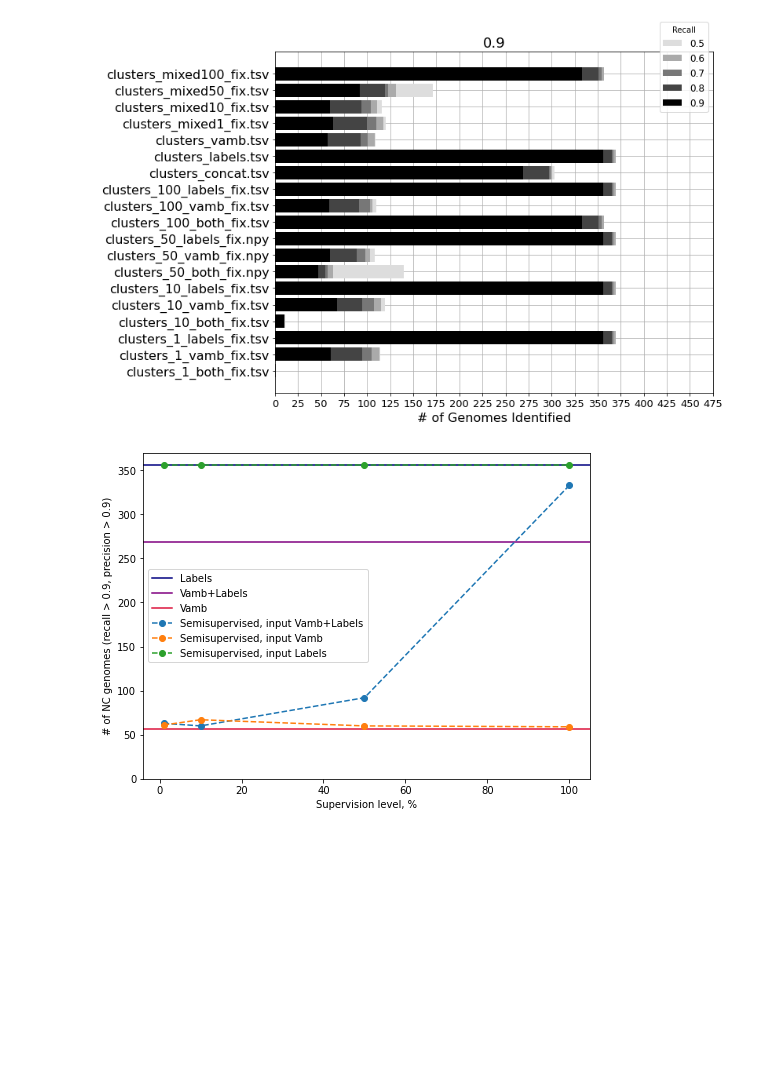
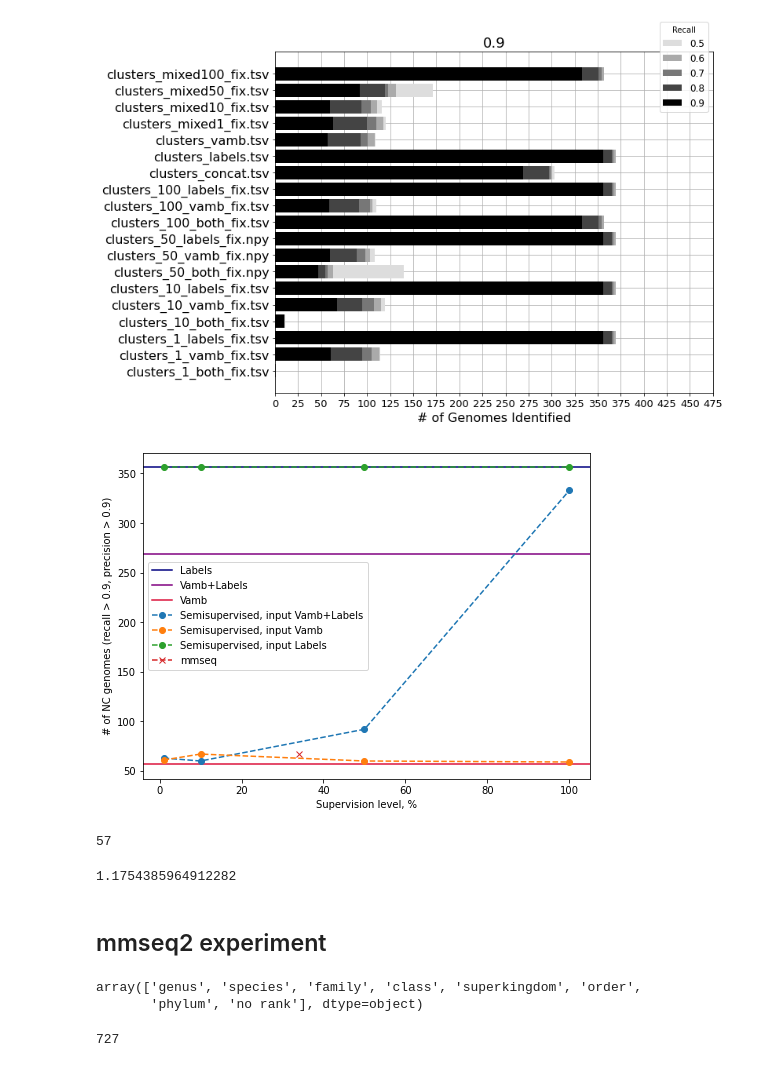
Before and after one commit to sgalkina/vamb, a Jupyter notebook: doc/vamb_semisupervised_analysis.ipynb, the cells around one changed output. Saved outputs shown, nothing was run; the diff lists cells and outputs as text; code cells hidden in the pictures; blank space fills up the shorter version.

Commit message:
Taxonomy level experiments

```diff
--- a/doc/vamb_semisupervised_analysis.ipynb
+++ b/doc/vamb_semisupervised_analysis.ipynb
@@ -438,6 +476,10 @@ Type of values: <class 'set'>
 First element of value: S4C682911 of type: <class 'numpy.str_'>
 Number of bins before splitting and filtering: 2705
 Number of bins after splitting and filtering: 707
+# %%
+clusters_mmseq = [
+    'clusters_mmseq.tsv',
+]
 # %%
 bins_all = [bin_saved_clusters(c) for c in clusters]
 # %%
@@ -478,22 +520,37 @@ bins_concat, bins_labels, bins_vamb = bins_one
 sup_levels = [1, 10, 50, 100]
 bins_vamb_sup = [bins_one_fix[1], bins_one_fix[4], bins_one_fix[7], bins_one_fix[10]]
 bins_labels_sup = [bins_one_fix[2], bins_one_fix[5], bins_one_fix[8], bins_one_fix[11]]
+# %%
+bins_mmseq = [bin_saved_clusters(c) for c in clusters_mmseq]
 # %%
 plt.figure(figsize=(8, 6))
 rec, prec = 0.9, 0.9
 
 plt.axhline(y=bins_labels.counters[0][(rec, prec)], color='navy', label='Labels')
 plt.axhline(y=bins_concat.counters[0][(rec, prec)], color='purple', label='Vamb+Labels')
 plt.axhline(y=bins_vamb.counters[0][(rec, prec)], color='crimson', label='Vamb')
 
 plt.plot(sup_levels, [b.counters[0][(rec, prec)] for b in bins_fix], 'o--', label='Semisupervised, input Vamb+Labels')
 plt.plot(sup_levels, [b.counters[0][(rec, prec)] for b in bins_vamb_sup], 'o--', label='Semisupervised, input Vamb')
 plt.plot(sup_levels, [b.counters[0][(rec, prec)] for b in bins_labels_sup], 'o--', label='Semisupervised, input Labels')
 
-plt.ylim((0, 370))
+plt.plot([64054.0*100 / 187685], [b.counters[0][(rec, prec)] for b in bins_mmseq], 'x--', label='mmseq')
+
+# plt.ylim((0, 100))
+# plt.xlim((0, 60))
 plt.ylabel('# of NC genomes (recall > 0.9, precision > 0.9)')
 plt.xlabel('Supervision level, %')
 plt.legend()
 plt.show()
 # %% [output]
-[figure, old version]
+[figure, new version]
+# %%
+bins_vamb.counters[0][(rec, prec)]
+# %% [output]
+57
+# %%
+67.0 / 57.0
+# %% [output]
+1.1754385964912282
+# %% [markdown]
+## mmseq2 experiment
@@ -499,0 +559,5 @@ plt.show()
+# %%
+df_mmseq[2].unique()
+# %% [output]
+array(['genus', 'species', 'family', 'class', 'superkingdom', 'order',
+       'phylum', 'no rank'], dtype=object)
@@ -499,0 +566,4 @@ plt.show()
+# %%
+len(df_mmseq_species[3].unique())
+# %% [output]
+727
```
Also changed, not shown: parts of 22 cells of this notebook, 14 other files.
